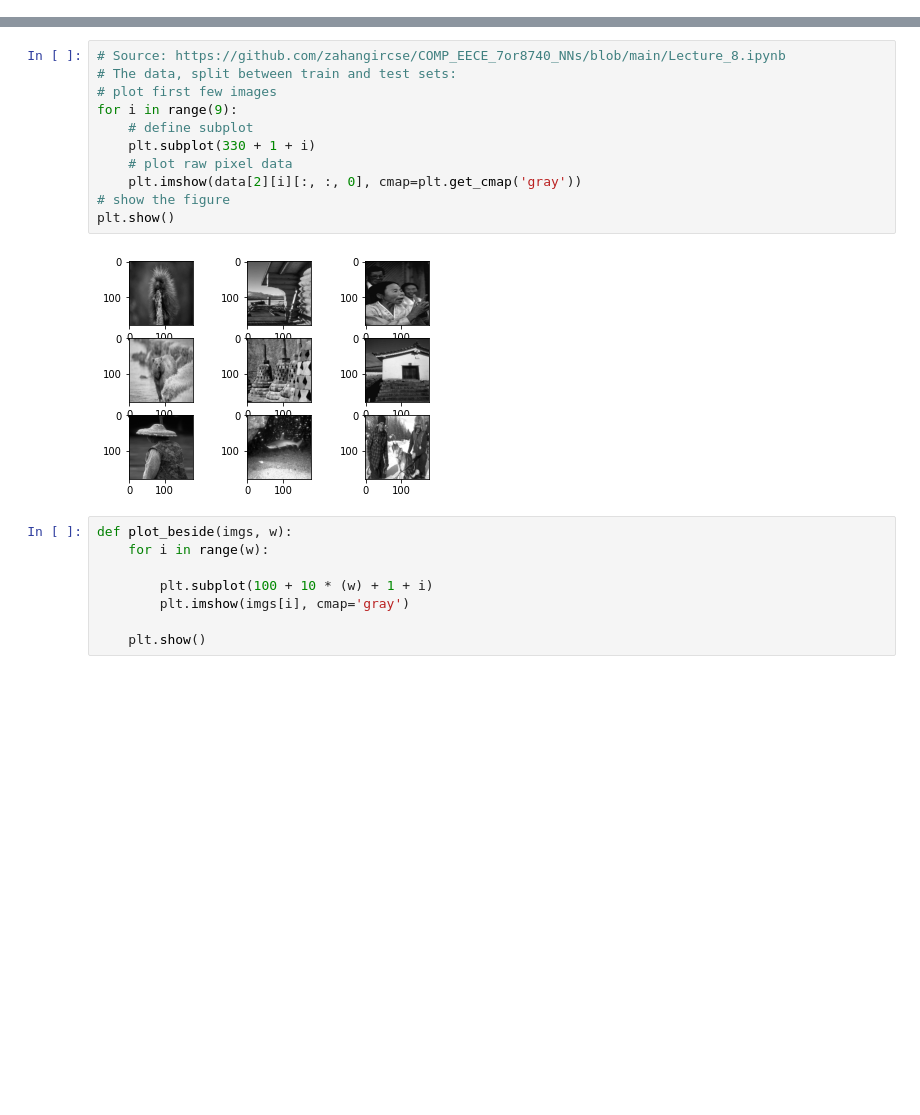
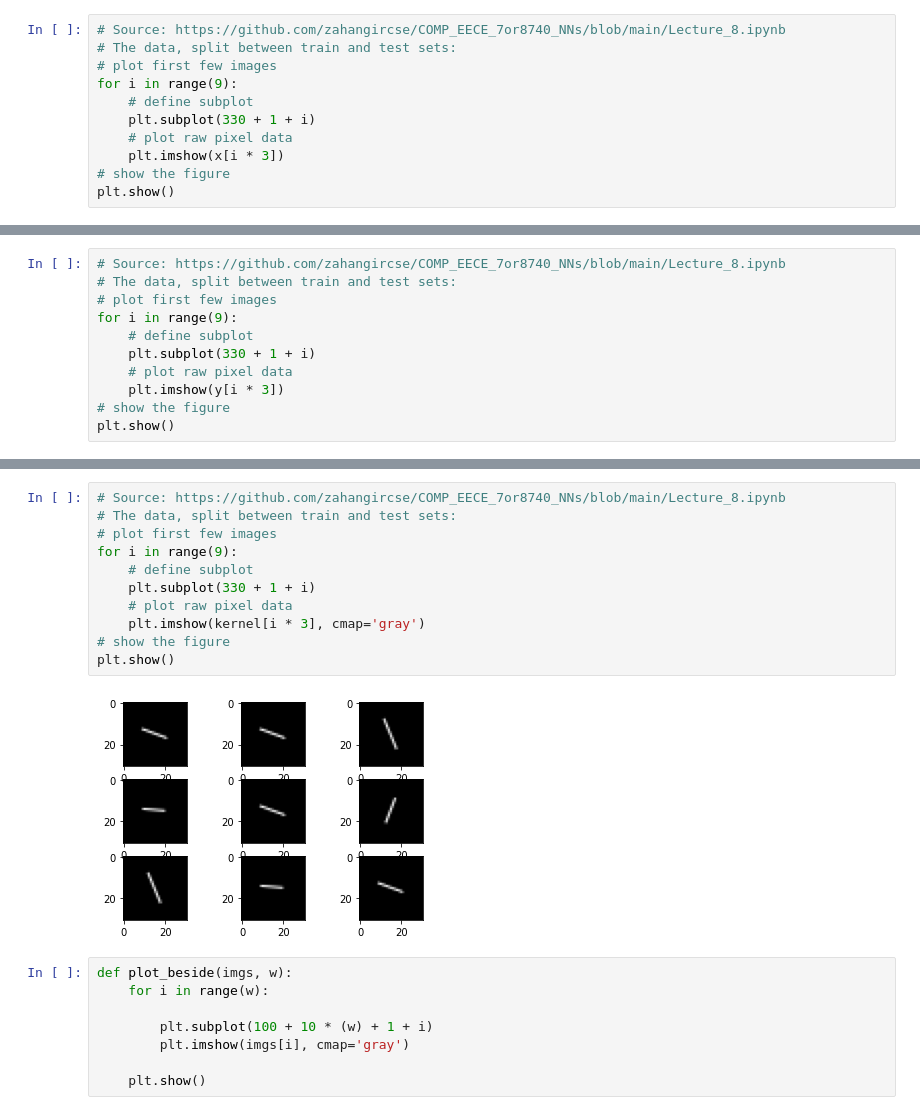
Before and after one commit to spdkh/Unrolled-optimization-with-deep-priors, a Jupyter notebook: CIRL_ODPipynb.ipynb, the cells around one changed output, grey strips where cells are left out. Saved outputs shown, nothing was run; the diff lists cells and outputs as text; blank space fills up the shorter version.

```diff
--- a/CIRL_ODPipynb.ipynb
+++ b/CIRL_ODPipynb.ipynb
@@ -63,0 +109,11 @@ sharp
+# %%
+# Source: https://github.com/zahangircse/COMP_EECE_7or8740_NNs/blob/main/Lecture_8.ipynb
+# The data, split between train and test sets:
+# plot first few images
+for i in range(9):
+	# define subplot
+	plt.subplot(330 + 1 + i)
+	# plot raw pixel data
+	plt.imshow(x[i * 3])
+# show the figure
+plt.show()
@@ -63,0 +122,11 @@ sharp
+# %%
+# Source: https://github.com/zahangircse/COMP_EECE_7or8740_NNs/blob/main/Lecture_8.ipynb
+# The data, split between train and test sets:
+# plot first few images
+for i in range(9):
+	# define subplot
+	plt.subplot(330 + 1 + i)
+	# plot raw pixel data
+	plt.imshow(y[i * 3])
+# show the figure
+plt.show()
@@ -64,16 +135,16 @@ sharp
 # %%
 # Source: https://github.com/zahangircse/COMP_EECE_7or8740_NNs/blob/main/Lecture_8.ipynb
 # The data, split between train and test sets:
 # plot first few images
 for i in range(9):
 	# define subplot
 	plt.subplot(330 + 1 + i)
 	# plot raw pixel data
-	plt.imshow(data[2][i][:, :, 0], cmap=plt.get_cmap('gray'))
+	plt.imshow(kernel[i * 3], cmap='gray')
 # show the figure
 plt.show()
 # %% [output]
-[figure, old version]
+[figure, new version]
 # %%
 def plot_beside(imgs, w):
     for i in range(w):
```
Also changed, not shown: parts of 8 cells of this notebook.
